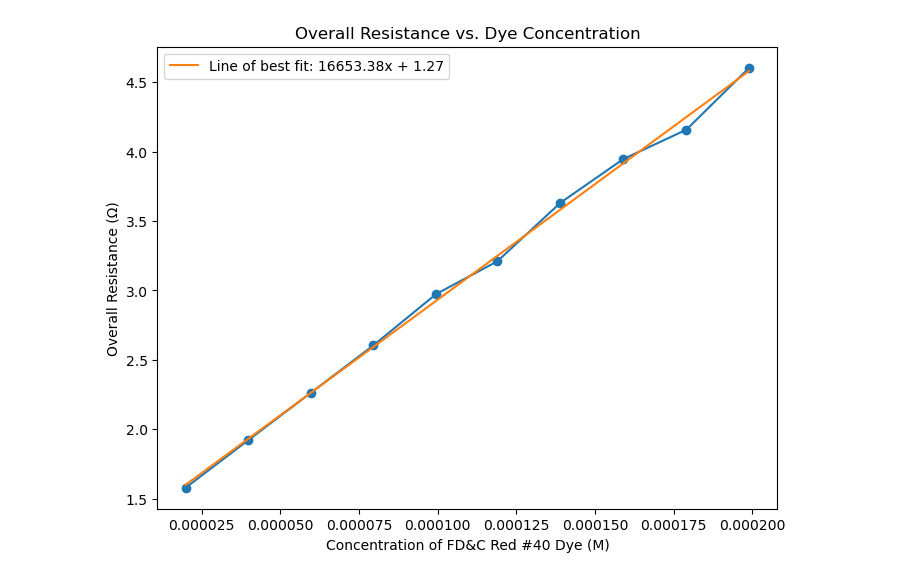
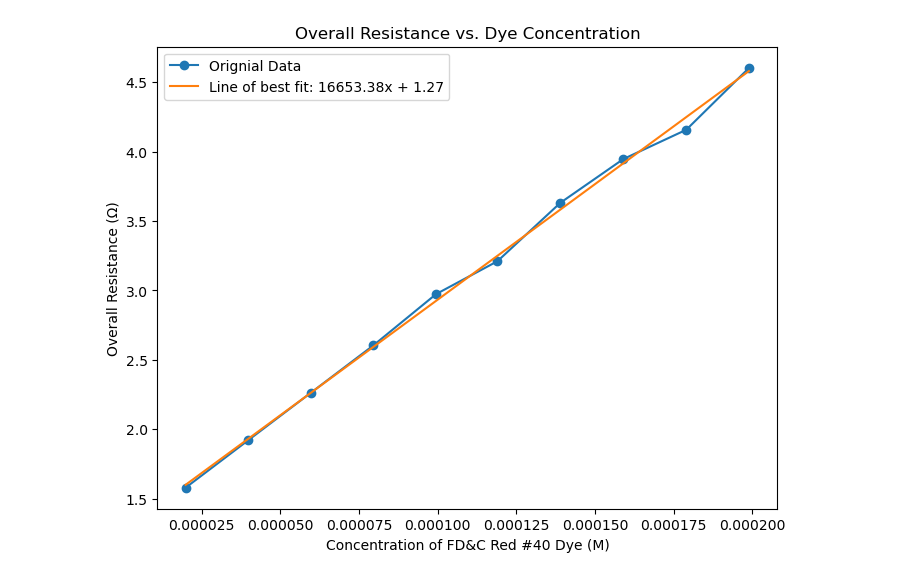
Before and after one commit to alt-rahul/regression, a Jupyter notebook: lin.ipynb, the cells around one changed output. Cells and saved outputs as stored; diff of their text form; code cells hidden in the pictures.

```diff
--- a/lin.ipynb
+++ b/lin.ipynb
@@ -15,9 +15,9 @@ overall_resistance = [
     2.605, 2.263, 1.921, 1.579
 ]
 
-plt.figure(figsize=(8,6))
-plt.plot(concentration, overall_resistance, marker='o', linestyle='-')
-plt.xlabel("Concentration of FD&C Red #40 Dye (M)")
-plt.ylabel("Overall Resistance (Ω)")
-plt.title("Overall Resistance vs. Dye Concentration")
-plt.show()
+exog = concentration
+endog = overall_resistance
+xlabel = "Concentration of FD&C Red #40 Dye (M)"
+ylabel = "Overall Resistance (Ω)"
+title = "Overall Resistance vs. Dye Concentration"
+step = 0.000001
@@ -24,8 +31,8 @@ plt.show()
 # %%
 import statsmodels.api as sm
 
-concentration_mod= sm.add_constant(concentration, prepend=False)
-model = sm.OLS(np.array(overall_resistance),np.array(concentration_mod))
+exog_mod = sm.add_constant(exog, prepend=False)
+model = sm.OLS(np.array(endog),np.array(exog_mod))
 res = model.fit()
 print(res.summary())
 # %% [output]
@@ -47,19 +54,19 @@ Notes:
 [2] The condition number is large, 1.75e+04. This might indicate that there are
 strong multicollinearity or other numerical problems.
 # %%
-X = np.arange(start=min(concentration), stop=max(concentration), step=0.000001)
-X_mod = sm.add_constant(X, prepend=False)
-Y = res.predict((X_mod))
+X_new = np.arange(start=min(exog), stop=max(exog), step=step)
+X_mod = sm.add_constant(X_new, prepend=False)
+Y_new = res.predict(X_mod)
 # %%
 bestfit = f"Line of best fit: {res.params[0]:.2f}x + {res.params[1]:.2f}"
 
 plt.figure(figsize=(8,6))
-plt.plot(concentration, overall_resistance, marker='o', linestyle='-')
-plt.plot(X, Y, label=bestfit)
-plt.xlabel("Concentration of FD&C Red #40 Dye (M)")
-plt.ylabel("Overall Resistance (Ω)")
-plt.title("Overall Resistance vs. Dye Concentration")
+plt.plot(exog, endog, marker='o', linestyle='-', label='Orignial Data')
+plt.plot(X_new, Y_new, label=bestfit)
+plt.xlabel(xlabel)
+plt.ylabel(ylabel)
+plt.title(title)
 plt.legend()
 plt.show()
 # %% [output]
-[figure, old version]
+[figure, new version]
```
Also changed, not shown: parts of 2 cells of this notebook.
